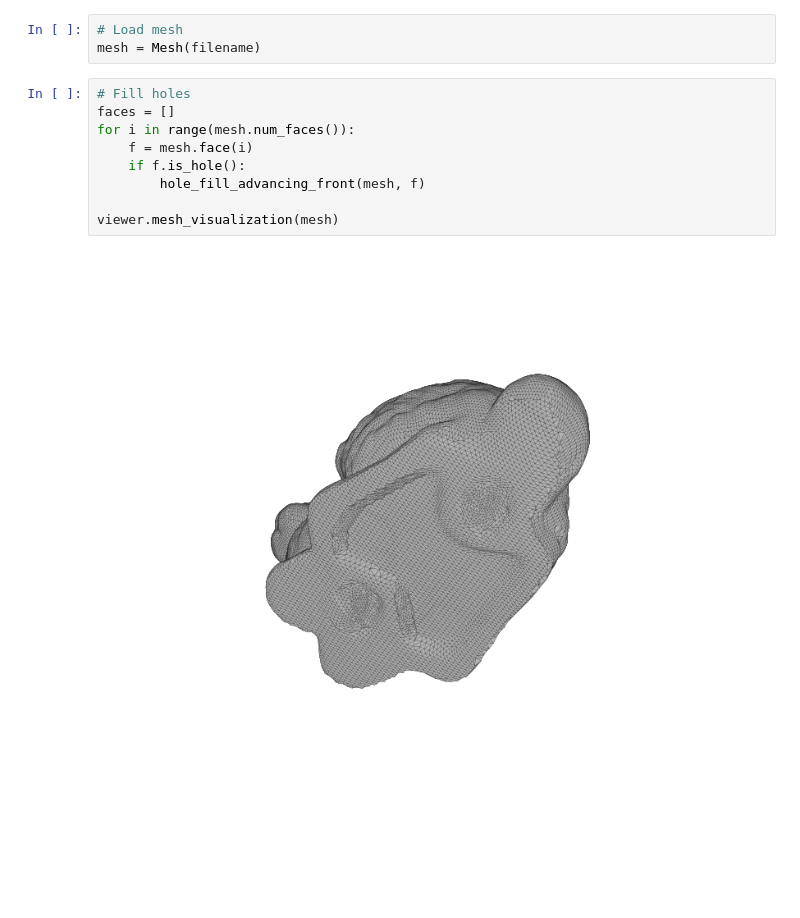
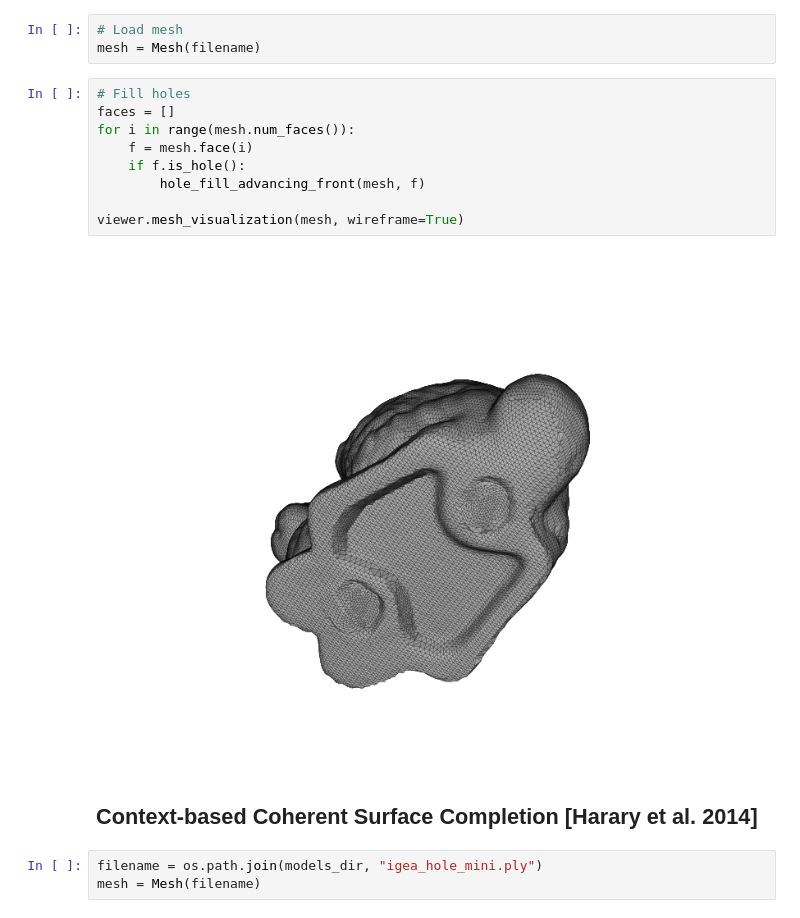
Before and after one commit to tatsy/tinymesh, a Jupyter notebook: examples/python/hole_filling.ipynb, the cells around one changed output. Saved outputs shown, nothing was run; the diff lists cells and outputs as text; blank space fills up the shorter version.

```diff
--- a/examples/python/hole_filling.ipynb
+++ b/examples/python/hole_filling.ipynb
@@ -52,11 +52,16 @@ mesh = Mesh(filename)
 # %%
 # Fill holes
 faces = []
 for i in range(mesh.num_faces()):
     f = mesh.face(i)
     if f.is_hole():
         hole_fill_advancing_front(mesh, f)
 
-viewer.mesh_visualization(mesh)
+viewer.mesh_visualization(mesh, wireframe=True)
 # %% [output]
-[figure, old version]
+[figure, new version]
+# %% [markdown]
+## Context-based Coherent Surface Completion [Harary et al. 2014]
+# %%
+filename = os.path.join(models_dir, "igea_hole_mini.ply")
+mesh = Mesh(filename)
```
Also changed, not shown: parts of 7 cells of this notebook, 13 other files.
